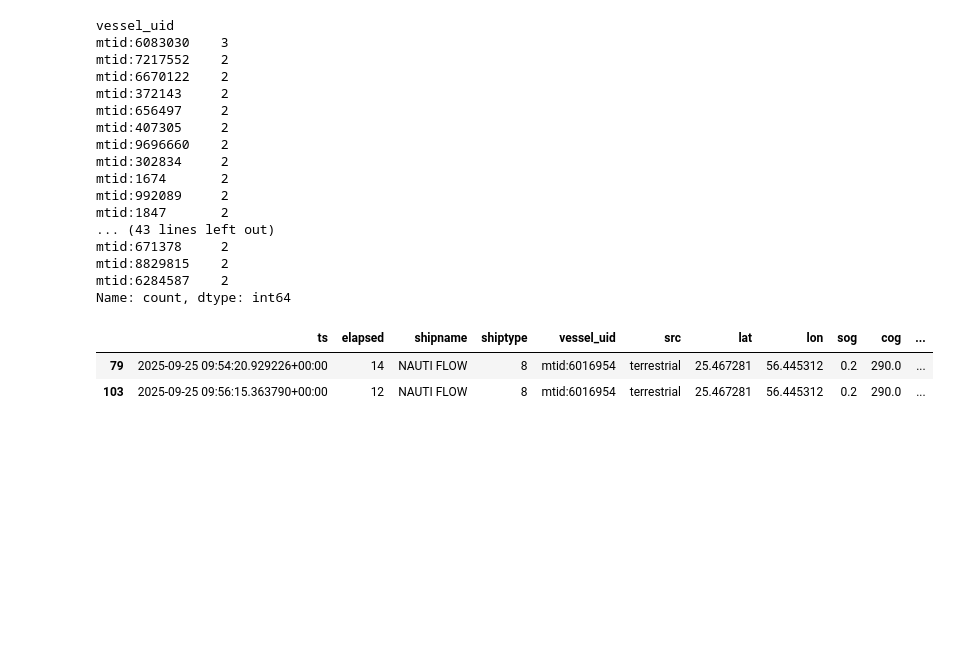
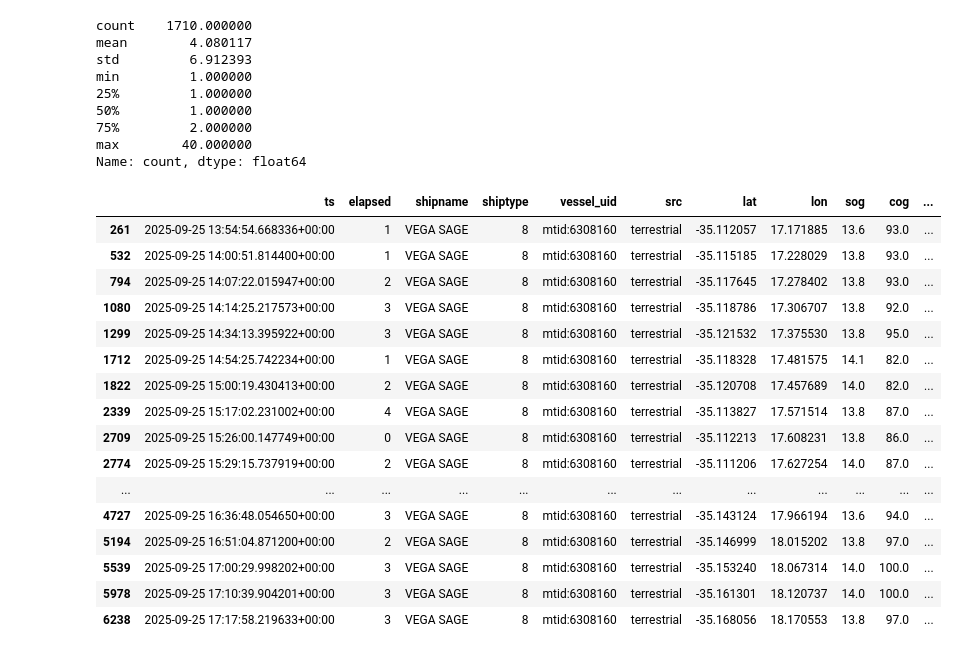
Before and after one commit to amitchell-thomson/ais-tracker, a Jupyter notebook: modeling/notebooks/testing.ipynb, the cells around one changed output. Cells and saved outputs as stored; diff of their text form; code cells hidden in the pictures; blank space fills up the shorter version.

```diff
--- a/modeling/notebooks/testing.ipynb
+++ b/modeling/notebooks/testing.ipynb
@@ -68,28 +42,34 @@ df_fixes
 # %%
 df_ship_counts = df_fixes["vessel_uid"].value_counts()
-df_ship_counts[df_ship_counts > 1]
+df_ship_counts.describe()
 # %% [output]
-vessel_uid
-mtid:6083030    3
-mtid:7217552    2
-mtid:6670122    2
-mtid:372143     2
-mtid:656497     2
-mtid:407305     2
-mtid:9696660    2
-mtid:302834     2
-mtid:1674       2
-mtid:992089     2
-mtid:1847       2
-... (43 lines left out)
-mtid:671378     2
-mtid:8829815    2
-mtid:6284587    2
-Name: count, dtype: int64
+count    1710.000000
+mean        4.080117
+std         6.912393
+min         1.000000
+25%         1.000000
+50%         1.000000
+75%         2.000000
+max        40.000000
+Name: count, dtype: float64
 # %%
-df_6016954 = df_fixes[df_fixes['vessel_uid'] == 'mtid:6016954']
-df_6016954
+df_id = df_fixes[df_fixes['vessel_uid'] == 'mtid:6308160']
+df_id
 # %% [output]
 |  | ts | elapsed | shipname | shiptype | vessel_uid | src | lat | lon | sog | cog | ... |
-| 79 | 2025-09-25 09:54:20.929226+00:00 | 14 | NAUTI FLOW | 8 | mtid:6016954 | terrestrial | 25.467281 | 56.445312 | 0.2 | 290.0 | ... |
-| 103 | 2025-09-25 09:56:15.363790+00:00 | 12 | NAUTI FLOW | 8 | mtid:6016954 | terrestrial | 25.467281 | 56.445312 | 0.2 | 290.0 | ... |
+| 261 | 2025-09-25 13:54:54.668336+00:00 | 1 | VEGA SAGE | 8 | mtid:6308160 | terrestrial | -35.112057 | 17.171885 | 13.6 | 93.0 | ... |
+| 532 | 2025-09-25 14:00:51.814400+00:00 | 1 | VEGA SAGE | 8 | mtid:6308160 | terrestrial | -35.115185 | 17.228029 | 13.8 | 93.0 | ... |
+| 794 | 2025-09-25 14:07:22.015947+00:00 | 2 | VEGA SAGE | 8 | mtid:6308160 | terrestrial | -35.117645 | 17.278402 | 13.8 | 93.0 | ... |
+| 1080 | 2025-09-25 14:14:25.217573+00:00 | 3 | VEGA SAGE | 8 | mtid:6308160 | terrestrial | -35.118786 | 17.306707 | 13.8 | 92.0 | ... |
+| 1299 | 2025-09-25 14:34:13.395922+00:00 | 3 | VEGA SAGE | 8 | mtid:6308160 | terrestrial | -35.121532 | 17.375530 | 13.8 | 95.0 | ... |
+| 1712 | 2025-09-25 14:54:25.742234+00:00 | 1 | VEGA SAGE | 8 | mtid:6308160 | terrestrial | -35.118328 | 17.481575 | 14.1 | 82.0 | ... |
+| 1822 | 2025-09-25 15:00:19.430413+00:00 | 2 | VEGA SAGE | 8 | mtid:6308160 | terrestrial | -35.120708 | 17.457689 | 14.0 | 82.0 | ... |
+| 2339 | 2025-09-25 15:17:02.231002+00:00 | 4 | VEGA SAGE | 8 | mtid:6308160 | terrestrial | -35.113827 | 17.571514 | 13.8 | 87.0 | ... |
+| 2709 | 2025-09-25 15:26:00.147749+00:00 | 0 | VEGA SAGE | 8 | mtid:6308160 | terrestrial | -35.112213 | 17.608231 | 13.8 | 86.0 | ... |
+| 2774 | 2025-09-25 15:29:15.737919+00:00 | 2 | VEGA SAGE | 8 | mtid:6308160 | terrestrial | -35.111206 | 17.627254 | 14.0 | 87.0 | ... |
+| ... | ... | ... | ... | ... | ... | ... | ... | ... | ... | ... | ... |
+| 4727 | 2025-09-25 16:36:48.054650+00:00 | 3 | VEGA SAGE | 8 | mtid:6308160 | terrestrial | -35.143124 | 17.966194 | 13.6 | 94.0 | ... |
+| 5194 | 2025-09-25 16:51:04.871200+00:00 | 2 | VEGA SAGE | 8 | mtid:6308160 | terrestrial | -35.146999 | 18.015202 | 13.8 | 97.0 | ... |
+| 5539 | 2025-09-25 17:00:29.998202+00:00 | 3 | VEGA SAGE | 8 | mtid:6308160 | terrestrial | -35.153240 | 18.067314 | 14.0 | 100.0 | ... |
+| 5978 | 2025-09-25 17:10:39.904201+00:00 | 3 | VEGA SAGE | 8 | mtid:6308160 | terrestrial | -35.161301 | 18.120737 | 14.0 | 100.0 | ... |
+| 6238 | 2025-09-25 17:17:58.219633+00:00 | 3 | VEGA SAGE | 8 | mtid:6308160 | terrestrial | -35.168056 | 18.170553 | 13.8 | 97.0 | ... |
```
Also changed, not shown: parts of 3 cells of this notebook, 4 other files.
